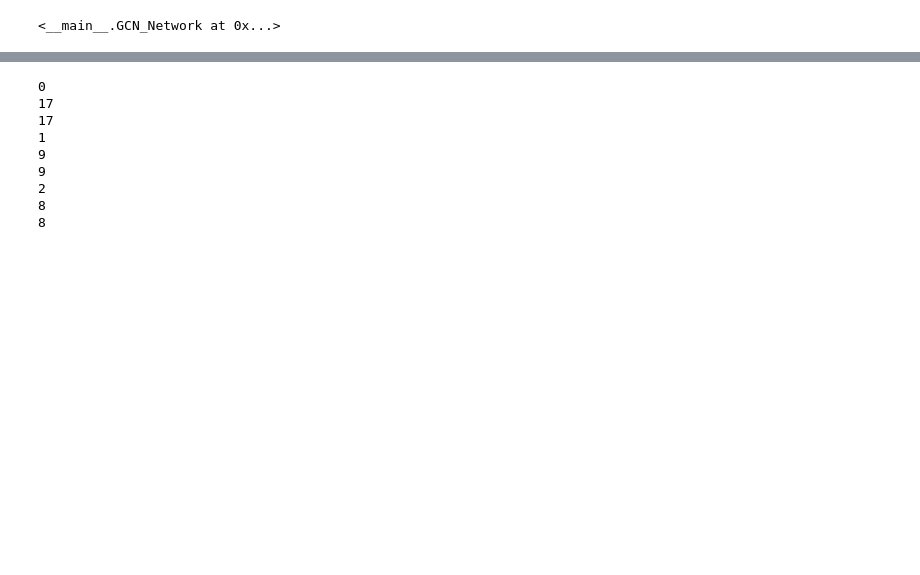
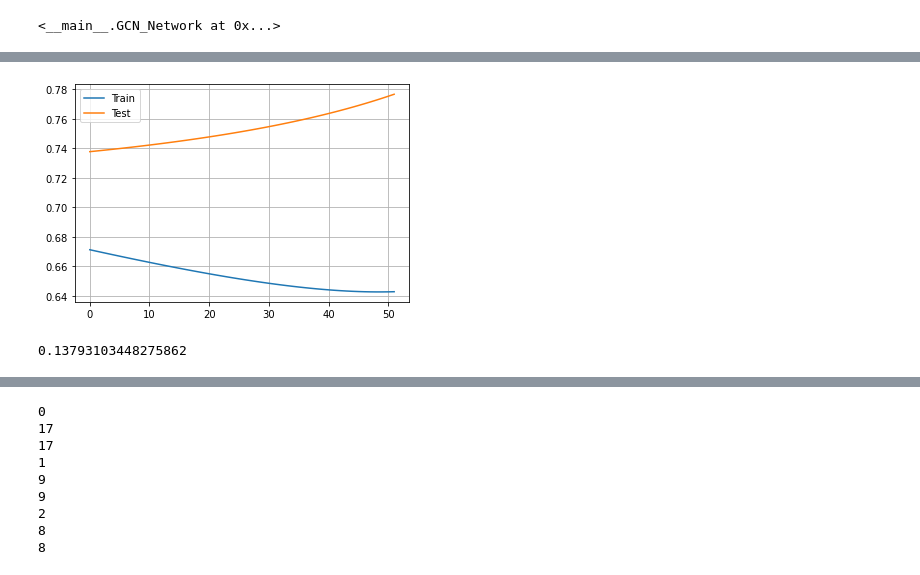
Before and after one commit to HamzaGbada/GCN-Numpy, a Jupyter notebook: jupyter-notebook/GCN-numpy.ipynb, the cells around one changed output, grey strips where cells are left out. Cells and saved outputs as stored; diff of their text form; code cells hidden in the pictures; blank space fills up the shorter version.

Commit message:
train model

```diff
--- a/jupyter-notebook/GCN-numpy.ipynb
+++ b/jupyter-notebook/GCN-numpy.ipynb
@@ -50,7 +50,7 @@ def draw_kkl(nx_G, label_map, node_color, pos=None, **kwargs):
         ax=ax, **kwargs)
 # %%
 # g = nx.karate_club_graph()
-g = nx.binomial_tree(2)
+g = nx.binomial_tree(5)
 # %%
 g.number_of_nodes()
 # %% [output]
@@ -438,0 +451,12 @@ IndexError: index 8 is out of bounds for axis 0 with size 4
+# %%
+fig, ax = plt.subplots()
+ax.plot(np.log10(train_losses), label='Train')
+ax.plot(np.log10(test_losses), label='Test')
+ax.legend()
+ax.grid()
+# %% [output]
+[figure, added]
+# %%
+accs[-1]
+# %% [output]
+0.13793103448275862
```
Also changed, not shown: parts of 15 cells of this notebook.
